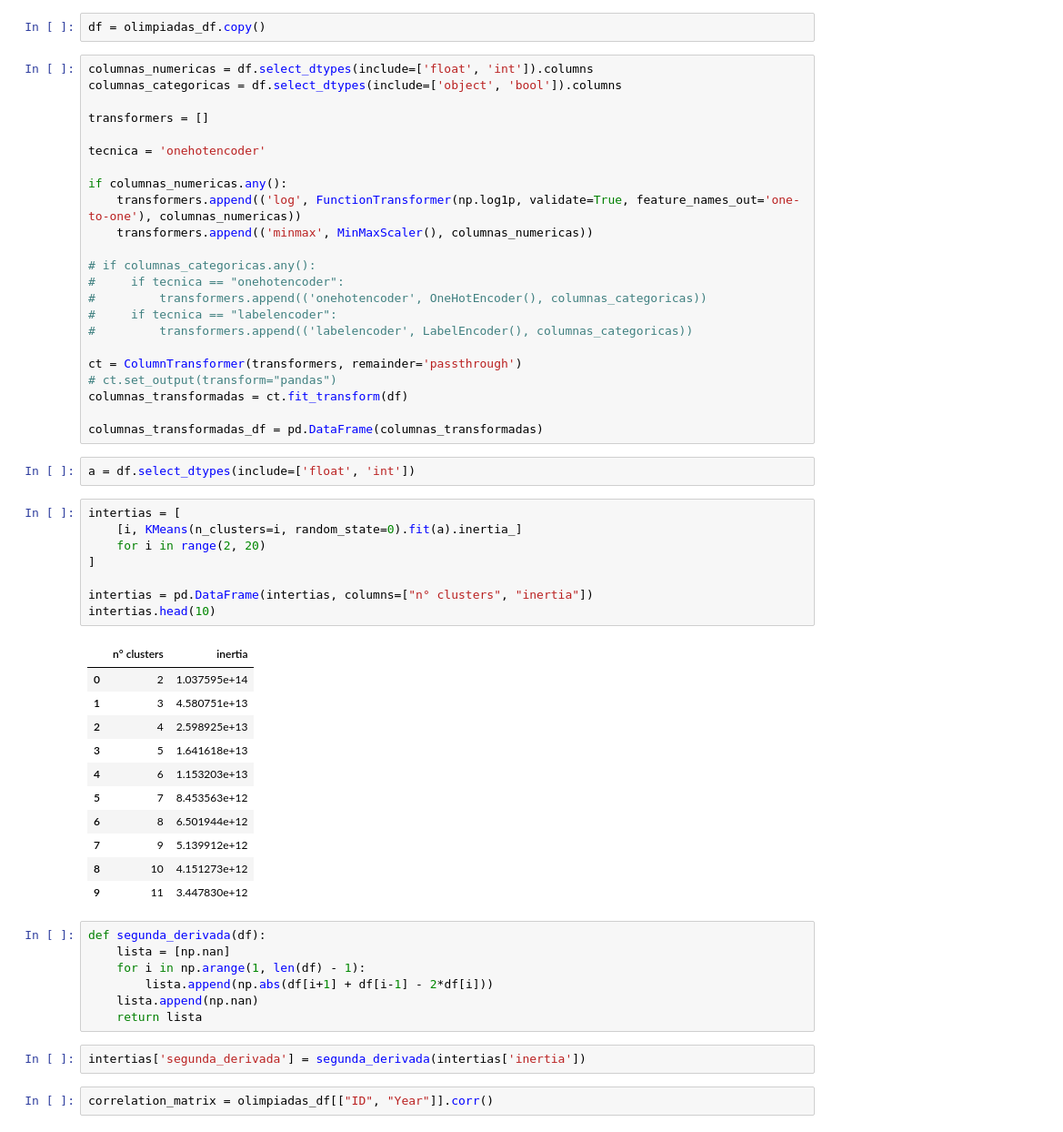
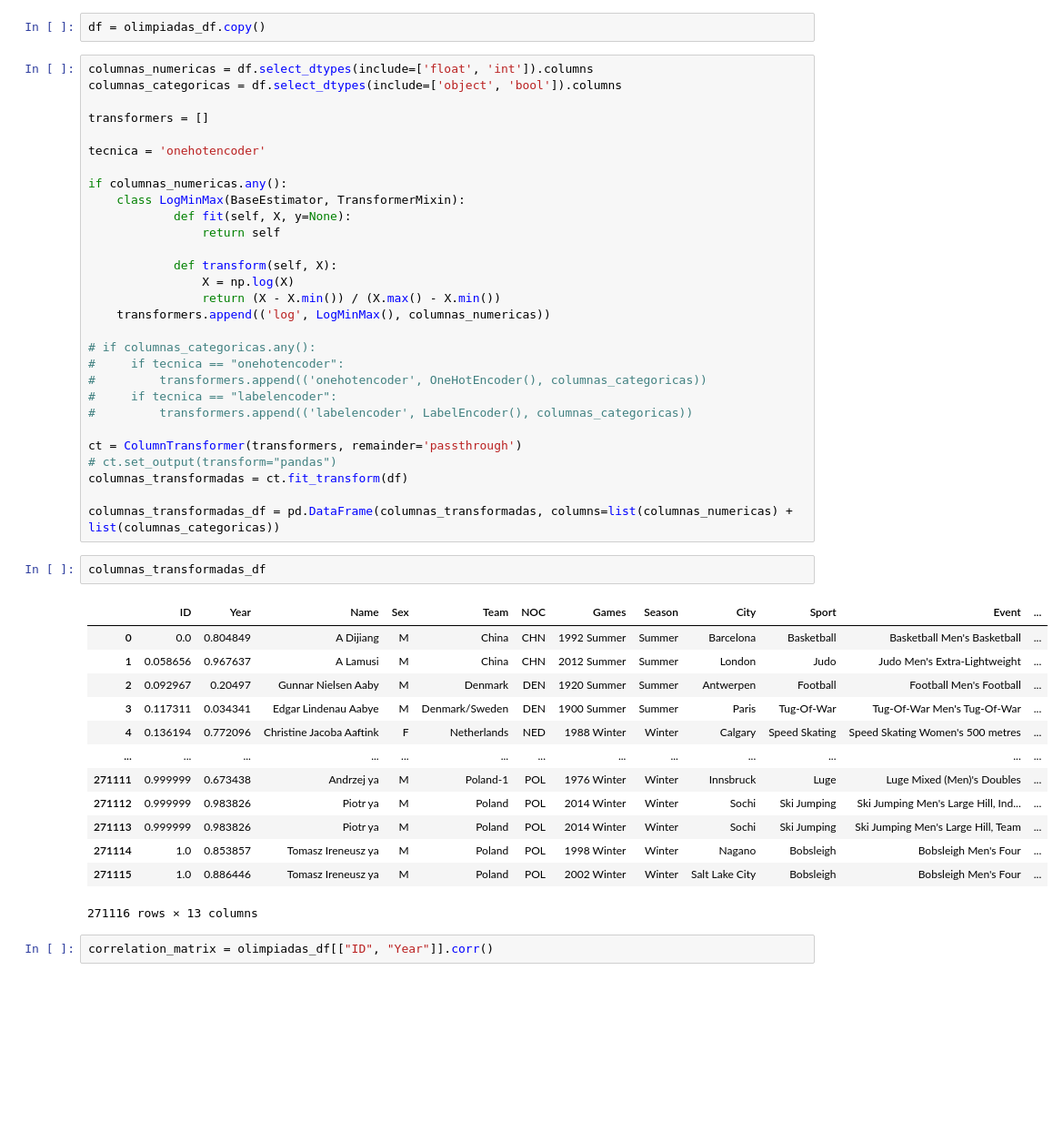
Before and after one commit to Zerzer0/MDS7202, a Jupyter notebook: Proyectos/Proyecto_1/Proyecto_enunciado.ipynb, the cells around one changed output. Shown at 91% size. Saved outputs shown, nothing was run; the diff lists cells and outputs as text; blank space fills up the shorter version.

```diff
--- a/Proyectos/Proyecto_1/Proyecto_enunciado.ipynb
+++ b/Proyectos/Proyecto_1/Proyecto_enunciado.ipynb
@@ -216,8 +217,14 @@ transformers = []
 tecnica = 'onehotencoder'
 
 if columnas_numericas.any():
-    transformers.append(('log', FunctionTransformer(np.log1p, validate=True, feature_names_out='one-to-one'), columnas_numericas))
-    transformers.append(('minmax', MinMaxScaler(), columnas_numericas))
+    class LogMinMax(BaseEstimator, TransformerMixin):
+            def fit(self, X, y=None):
+                return self
+
+            def transform(self, X):
+                X = np.log(X)
+                return (X - X.min()) / (X.max() - X.min())
+    transformers.append(('log', LogMinMax(), columnas_numericas))
 
 # if columnas_categoricas.any():
 #     if tecnica == "onehotencoder":
@@ -229,38 +236,23 @@ ct = ColumnTransformer(transformers, remainder='passthrough')
 # ct.set_output(transform="pandas")
 columnas_transformadas = ct.fit_transform(df)
 
-columnas_transformadas_df = pd.DataFrame(columnas_transformadas)
+columnas_transformadas_df = pd.DataFrame(columnas_transformadas, columns=list(columnas_numericas) + list(columnas_categoricas))
-# %%
-a = df.select_dtypes(include=['float', 'int'])
-# %%
-intertias = [
-    [i, KMeans(n_clusters=i, random_state=0).fit(a).inertia_]
-    for i in range(2, 20)
-]
-
-intertias = pd.DataFrame(intertias, columns=["n° clusters", "inertia"])
-intertias.head(10)
-# %% [output]
-|  | n° clusters | inertia |
-| 0 | 2 | 1.037595e+14 |
-| 1 | 3 | 4.580751e+13 |
-| 2 | 4 | 2.598925e+13 |
-| 3 | 5 | 1.641618e+13 |
-| 4 | 6 | 1.153203e+13 |
-| 5 | 7 | 8.453563e+12 |
-| 6 | 8 | 6.501944e+12 |
-| 7 | 9 | 5.139912e+12 |
-| 8 | 10 | 4.151273e+12 |
-| 9 | 11 | 3.447830e+12 |
-# %%
-def segunda_derivada(df):
-    lista = [np.nan]
-    for i in np.arange(1, len(df) - 1):
-        lista.append(np.abs(df[i+1] + df[i-1] - 2*df[i]))
-    lista.append(np.nan)
-    return lista
-# %%
-intertias['segunda_derivada'] = segunda_derivada(intertias['inertia'])
+# %%
+columnas_transformadas_df
+# %% [output]
+|  | ID | Year | Name | Sex | Team | NOC | Games | Season | City | Sport | Event | ... |
+| 0 | 0.0 | 0.804849 | A Dijiang | M | China | CHN | 1992 Summer | Summer | Barcelona | Basketball | Basketball Men's Basketball | ... |
+| 1 | 0.058656 | 0.967637 | A Lamusi | M | China | CHN | 2012 Summer | Summer | London | Judo | Judo Men's Extra-Lightweight | ... |
+| 2 | 0.092967 | 0.20497 | Gunnar Nielsen Aaby | M | Denmark | DEN | 1920 Summer | Summer | Antwerpen | Football | Football Men's Football | ... |
+| 3 | 0.117311 | 0.034341 | Edgar Lindenau Aabye | M | Denmark/Sweden | DEN | 1900 Summer | Summer | Paris | Tug-Of-War | Tug-Of-War Men's Tug-Of-War | ... |
+| 4 | 0.136194 | 0.772096 | Christine Jacoba Aaftink | F | Netherlands | NED | 1988 Winter | Winter | Calgary | Speed Skating | Speed Skating Women's 500 metres | ... |
+| ... | ... | ... | ... | ... | ... | ... | ... | ... | ... | ... | ... | ... |
+| 271111 | 0.999999 | 0.673438 | Andrzej ya | M | Poland-1 | POL | 1976 Winter | Winter | Innsbruck | Luge | Luge Mixed (Men)'s Doubles | ... |
+| 271112 | 0.999999 | 0.983826 | Piotr ya | M | Poland | POL | 2014 Winter | Winter | Sochi | Ski Jumping | Ski Jumping Men's Large Hill, Ind... | ... |
+| 271113 | 0.999999 | 0.983826 | Piotr ya | M | Poland | POL | 2014 Winter | Winter | Sochi | Ski Jumping | Ski Jumping Men's Large Hill, Team | ... |
+| 271114 | 1.0 | 0.853857 | Tomasz Ireneusz ya | M | Poland | POL | 1998 Winter | Winter | Nagano | Bobsleigh | Bobsleigh Men's Four | ... |
+| 271115 | 1.0 | 0.886446 | Tomasz Ireneusz ya | M | Poland | POL | 2002 Winter | Winter | Salt Lake City | Bobsleigh | Bobsleigh Men's Four | ... |
+271116 rows × 13 columns
 # %%
 correlation_matrix = olimpiadas_df[["ID", "Year"]].corr()
 # %%
```
Also changed, not shown: parts of 2 cells of this notebook, 1 other file.
